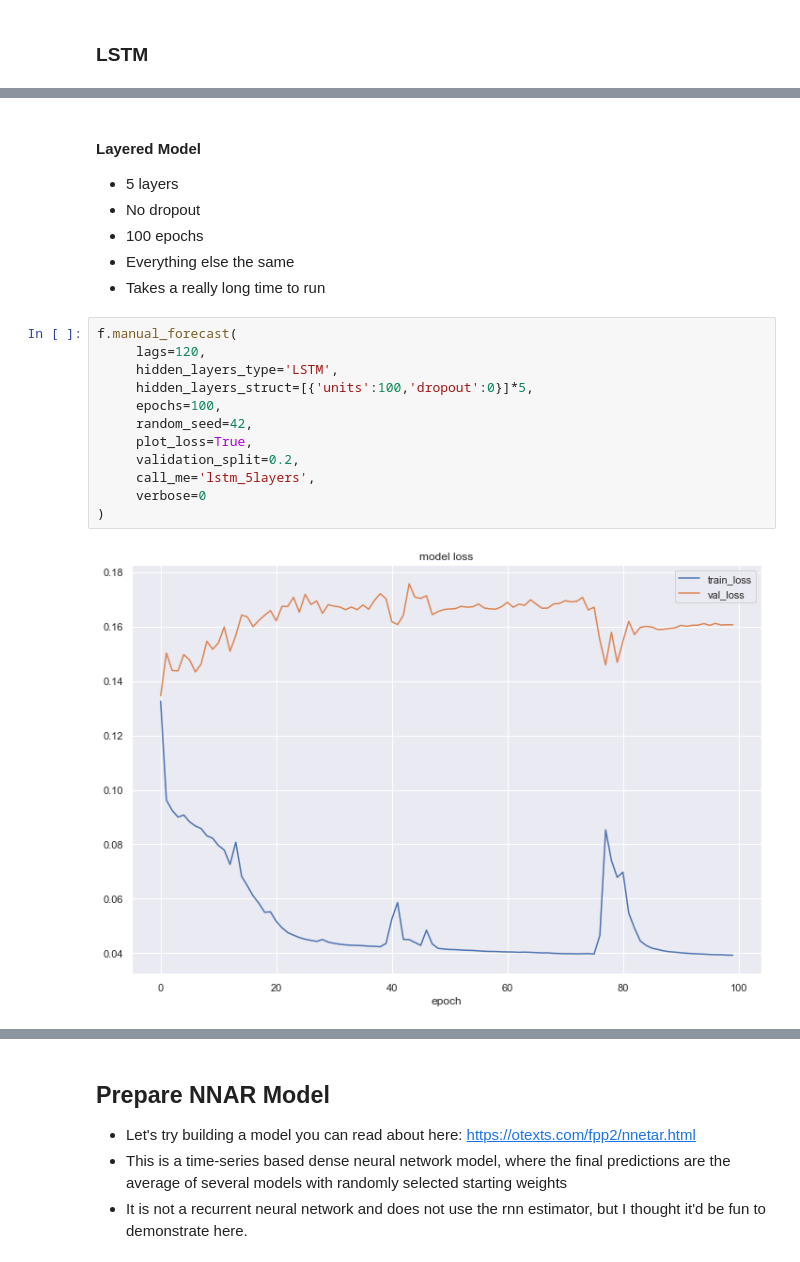
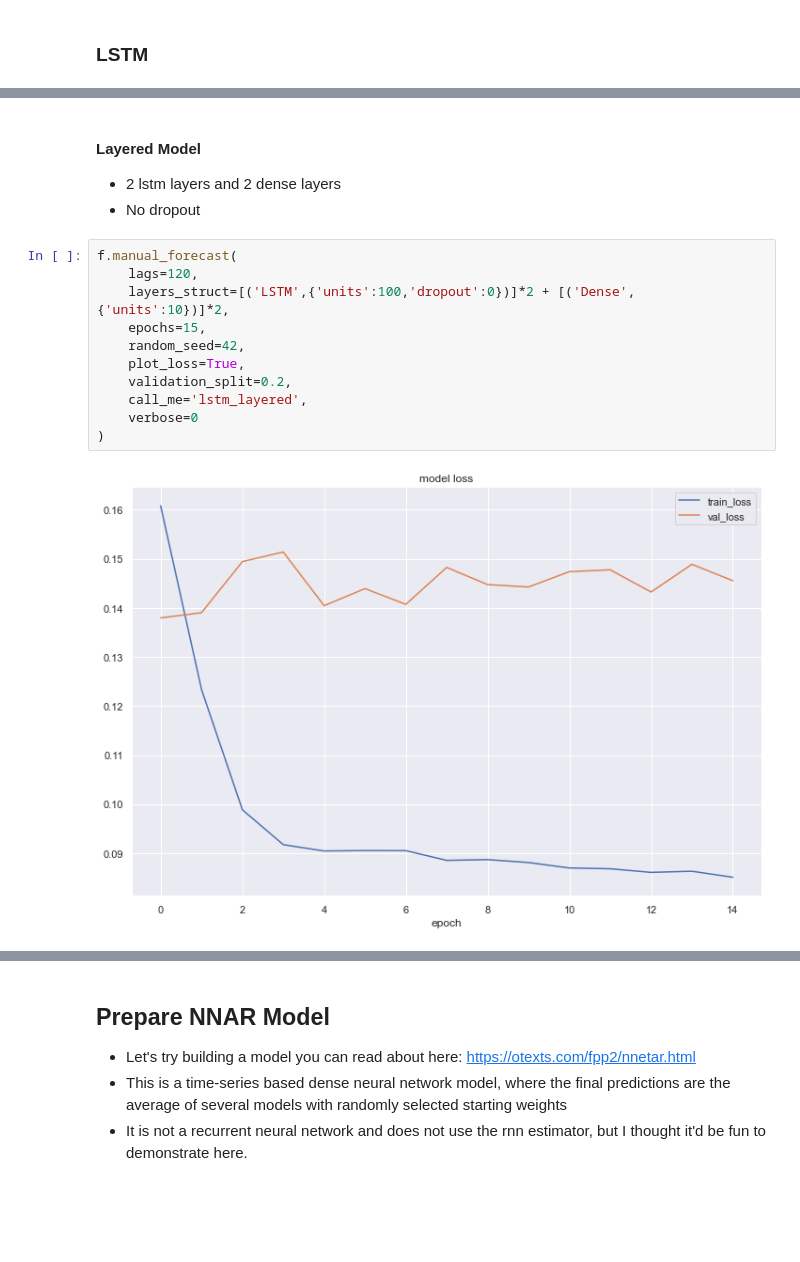
Before and after one commit to mikekeith52/scalecast-examples, a Jupyter notebook: rnn/rnn.ipynb, the cells around one changed output, grey strips where cells are left out. Drawn from its saved outputs; the diff is of its cells as text; blank space fills up the shorter version.

```diff
--- a/rnn/rnn.ipynb
+++ b/rnn/rnn.ipynb
@@ -162,23 +159,18 @@ f.manual_forecast(
 # %% [markdown]
 #### Layered Model
-
-- 5 layers
+- 2 lstm layers and 2 dense layers
 - No dropout
-- 100 epochs
-- Everything else the same
-- Takes a really long time to run
 # %%
 f.manual_forecast(
-     lags=120,
-     hidden_layers_type='LSTM',
-     hidden_layers_struct=[{'units':100,'dropout':0}]*5,
-     epochs=100,
-     random_seed=42,
-     plot_loss=True,
-     validation_split=0.2,
-     call_me='lstm_5layers',
-     verbose=0
+    lags=120,
+    layers_struct=[('LSTM',{'units':100,'dropout':0})]*2 + [('Dense',{'units':10})]*2,
+    epochs=15,
+    random_seed=42,
+    plot_loss=True,
+    validation_split=0.2,
+    call_me='lstm_layered',
+    verbose=0
 )
 # %% [output]
-[figure, old version]
+[figure, new version]
 # %%
```
Also changed, not shown: parts of 15 cells of this notebook, 3 other files.
